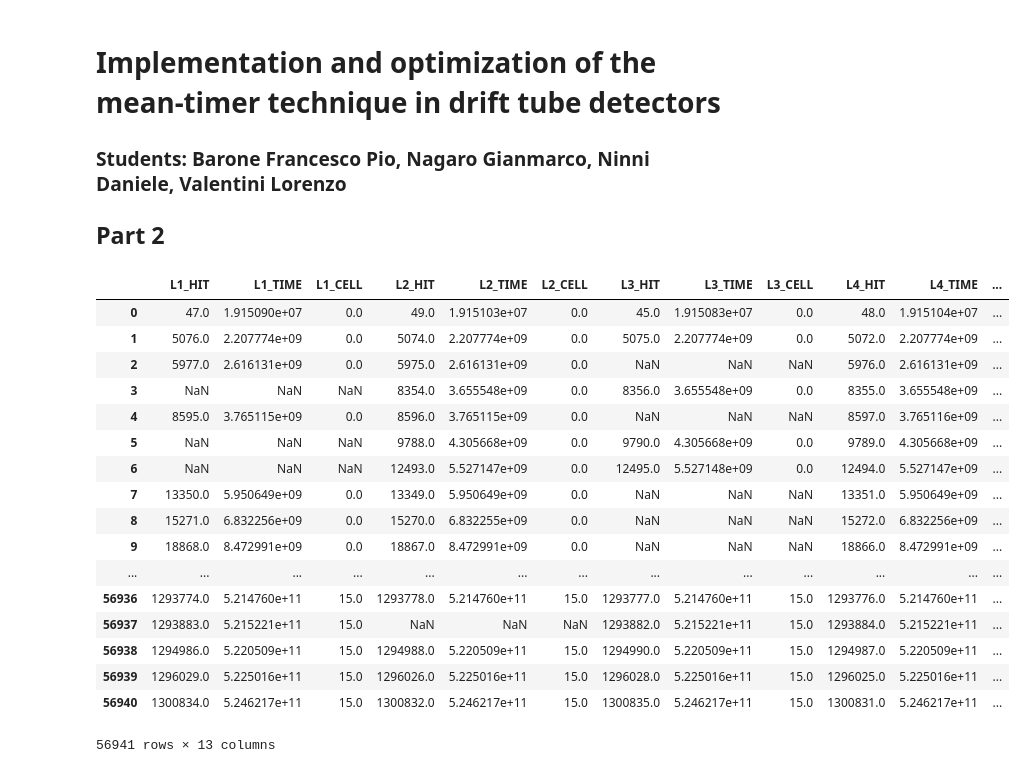
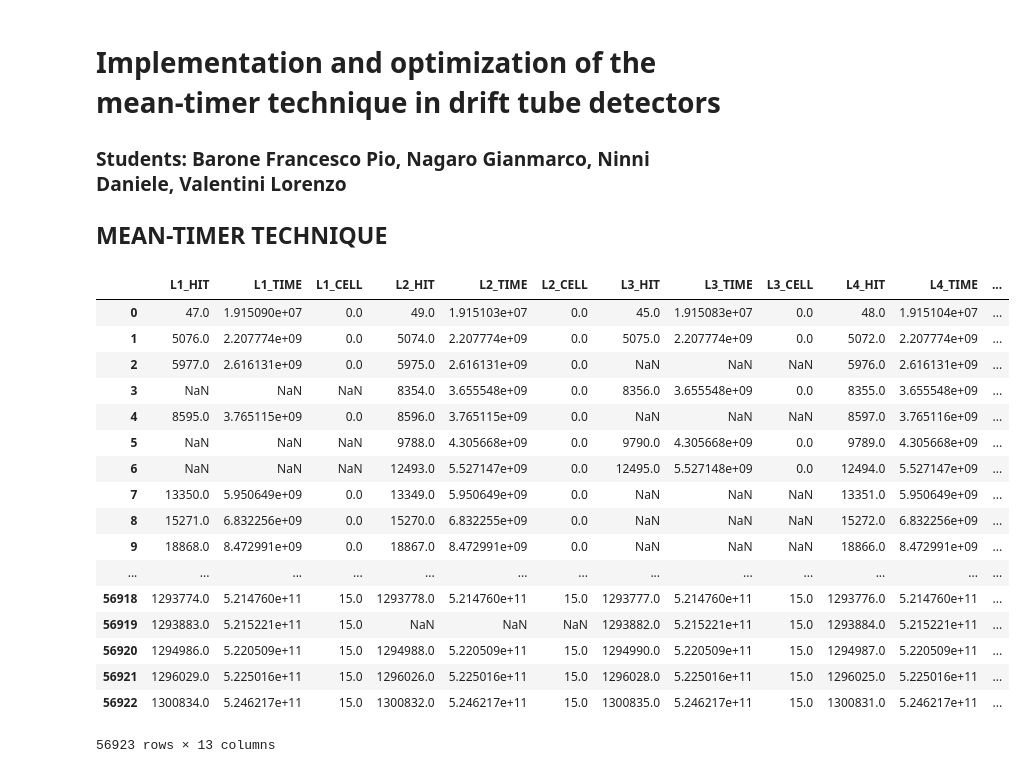
Before and after one commit to baronefr/LCP_projects_Y4, a Jupyter notebook: project_part2.ipynb, the cells around one changed output. Saved outputs shown, nothing was run; the diff lists cells and outputs as text; code cells hidden in the pictures.

```diff
--- a/project_part2.ipynb
+++ b/project_part2.ipynb
@@ -3,5 +3,5 @@
 
 ### Students: Barone Francesco Pio, Nagaro Gianmarco, Ninni Daniele, Valentini Lorenzo
 
-## Part 2
+## MEAN-TIMER TECHNIQUE
 # %%
@@ -14,28 +15,28 @@ from scipy import stats
 # %%
 # load the dataset containing the events
-source_file = '/home/lab/dat/262_000_full.txt'
+source_file = '/home/lab/dat/262_000_definitive.txt'
 events = pd.read_csv(source_file, sep=",")
 events['LAYERS'] = events['LAYERS'].astype(str)
 events
 # %% [output]
 |  | L1_HIT | L1_TIME | L1_CELL | L2_HIT | L2_TIME | L2_CELL | L3_HIT | L3_TIME | L3_CELL | L4_HIT | L4_TIME | ... |
 | 0 | 47.0 | 1.915090e+07 | 0.0 | 49.0 | 1.915103e+07 | 0.0 | 45.0 | 1.915083e+07 | 0.0 | 48.0 | 1.915104e+07 | ... |
 | 1 | 5076.0 | 2.207774e+09 | 0.0 | 5074.0 | 2.207774e+09 | 0.0 | 5075.0 | 2.207774e+09 | 0.0 | 5072.0 | 2.207774e+09 | ... |
 | 2 | 5977.0 | 2.616131e+09 | 0.0 | 5975.0 | 2.616131e+09 | 0.0 | NaN | NaN | NaN | 5976.0 | 2.616131e+09 | ... |
 | 3 | NaN | NaN | NaN | 8354.0 | 3.655548e+09 | 0.0 | 8356.0 | 3.655548e+09 | 0.0 | 8355.0 | 3.655548e+09 | ... |
 | 4 | 8595.0 | 3.765115e+09 | 0.0 | 8596.0 | 3.765115e+09 | 0.0 | NaN | NaN | NaN | 8597.0 | 3.765116e+09 | ... |
 | 5 | NaN | NaN | NaN | 9788.0 | 4.305668e+09 | 0.0 | 9790.0 | 4.305668e+09 | 0.0 | 9789.0 | 4.305668e+09 | ... |
 | 6 | NaN | NaN | NaN | 12493.0 | 5.527147e+09 | 0.0 | 12495.0 | 5.527148e+09 | 0.0 | 12494.0 | 5.527147e+09 | ... |
 | 7 | 13350.0 | 5.950649e+09 | 0.0 | 13349.0 | 5.950649e+09 | 0.0 | NaN | NaN | NaN | 13351.0 | 5.950649e+09 | ... |
 | 8 | 15271.0 | 6.832256e+09 | 0.0 | 15270.0 | 6.832255e+09 | 0.0 | NaN | NaN | NaN | 15272.0 | 6.832256e+09 | ... |
 | 9 | 18868.0 | 8.472991e+09 | 0.0 | 18867.0 | 8.472991e+09 | 0.0 | NaN | NaN | NaN | 18866.0 | 8.472991e+09 | ... |
 | ... | ... | ... | ... | ... | ... | ... | ... | ... | ... | ... | ... | ... |
-| 56936 | 1293774.0 | 5.214760e+11 | 15.0 | 1293778.0 | 5.214760e+11 | 15.0 | 1293777.0 | 5.214760e+11 | 15.0 | 1293776.0 | 5.214760e+11 | ... |
-| 56937 | 1293883.0 | 5.215221e+11 | 15.0 | NaN | NaN | NaN | 1293882.0 | 5.215221e+11 | 15.0 | 1293884.0 | 5.215221e+11 | ... |
-| 56938 | 1294986.0 | 5.220509e+11 | 15.0 | 1294988.0 | 5.220509e+11 | 15.0 | 1294990.0 | 5.220509e+11 | 15.0 | 1294987.0 | 5.220509e+11 | ... |
-| 56939 | 1296029.0 | 5.225016e+11 | 15.0 | 1296026.0 | 5.225016e+11 | 15.0 | 1296028.0 | 5.225016e+11 | 15.0 | 1296025.0 | 5.225016e+11 | ... |
-| 56940 | 1300834.0 | 5.246217e+11 | 15.0 | 1300832.0 | 5.246217e+11 | 15.0 | 1300835.0 | 5.246217e+11 | 15.0 | 1300831.0 | 5.246217e+11 | ... |
+| 56918 | 1293774.0 | 5.214760e+11 | 15.0 | 1293778.0 | 5.214760e+11 | 15.0 | 1293777.0 | 5.214760e+11 | 15.0 | 1293776.0 | 5.214760e+11 | ... |
+| 56919 | 1293883.0 | 5.215221e+11 | 15.0 | NaN | NaN | NaN | 1293882.0 | 5.215221e+11 | 15.0 | 1293884.0 | 5.215221e+11 | ... |
+| 56920 | 1294986.0 | 5.220509e+11 | 15.0 | 1294988.0 | 5.220509e+11 | 15.0 | 1294990.0 | 5.220509e+11 | 15.0 | 1294987.0 | 5.220509e+11 | ... |
+| 56921 | 1296029.0 | 5.225016e+11 | 15.0 | 1296026.0 | 5.225016e+11 | 15.0 | 1296028.0 | 5.225016e+11 | 15.0 | 1296025.0 | 5.225016e+11 | ... |
+| 56922 | 1300834.0 | 5.246217e+11 | 15.0 | 1300832.0 | 5.246217e+11 | 15.0 | 1300835.0 | 5.246217e+11 | 15.0 | 1300831.0 | 5.246217e+11 | ... |
-56941 rows × 13 columns
+56923 rows × 13 columns
 # %%
 # define the function that computes the crossing angle
 #         ti : time recorded by the i-th layer's cell
```
Also changed, not shown: parts of 12 cells of this notebook, 2 other files.
